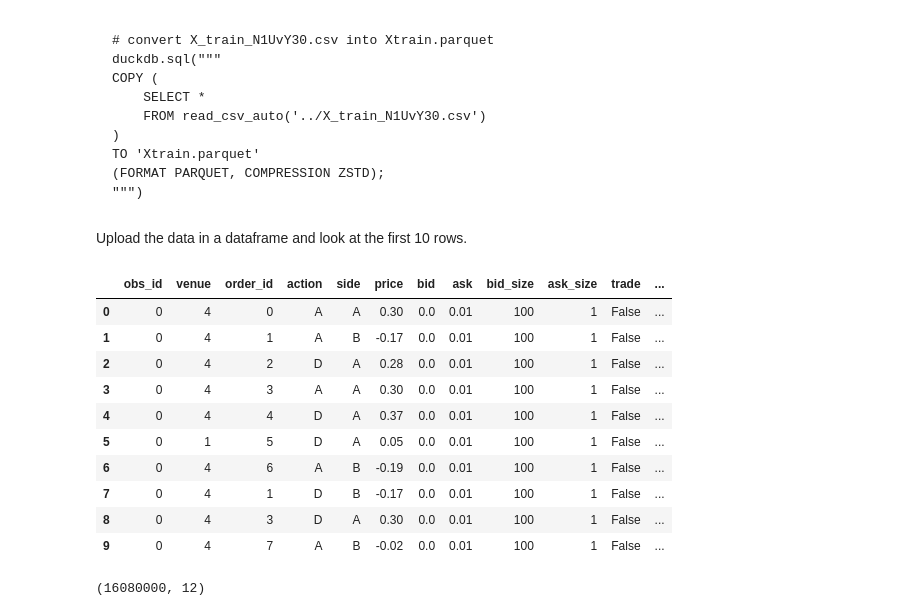
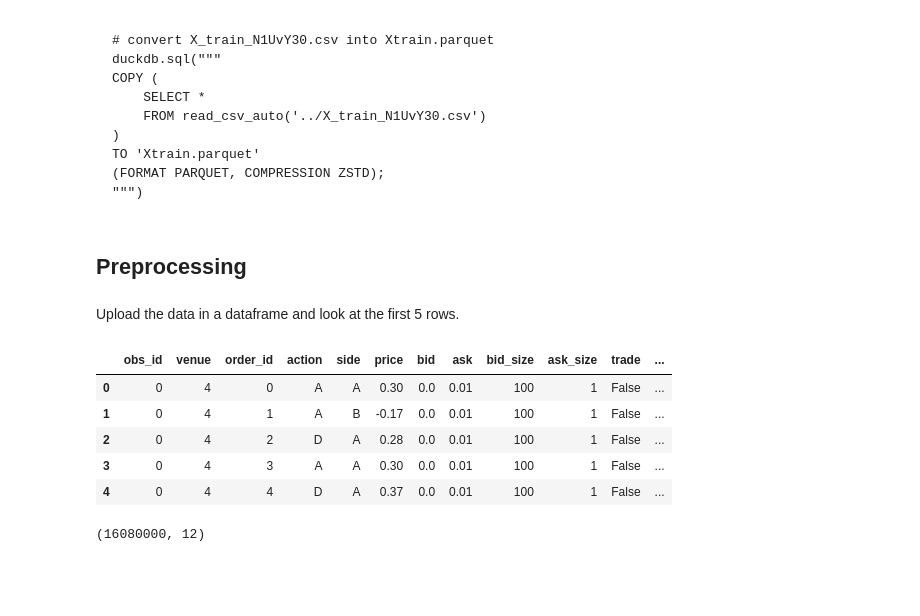
Before and after one commit to lricci03/CFM2024, a Jupyter notebook: CFM2024-new/cfm2024.ipynb, the cells around one changed output. Cells and saved outputs as stored; diff of their text form; code cells hidden in the pictures; blank space fills up the shorter version.

````diff
--- a/CFM2024-new/cfm2024.ipynb
+++ b/CFM2024-new/cfm2024.ipynb
@@ -45,24 +51,23 @@ TO 'Xtrain.parquet'
 (FORMAT PARQUET, COMPRESSION ZSTD);
 """)
 ```
+# %% [markdown]
+## Preprocessing
 # %% [markdown]
-Upload the data in a dataframe and look at the first 10 rows.
+Upload the data in a dataframe and look at the first 5 rows.
 # %%
+from pathlib import Path
+
 path = Path("/content/drive/MyDrive/Challengedata/Xtrain.parquet")
 
-df = pd.read_parquet(path)
+df_features = pd.read_parquet(path)
 
-df[:10]
+df_features.head()
 # %% [output]
 |  | obs_id | venue | order_id | action | side | price | bid | ask | bid_size | ask_size | trade | ... |
 | 0 | 0 | 4 | 0 | A | A | 0.30 | 0.0 | 0.01 | 100 | 1 | False | ... |
 | 1 | 0 | 4 | 1 | A | B | -0.17 | 0.0 | 0.01 | 100 | 1 | False | ... |
 | 2 | 0 | 4 | 2 | D | A | 0.28 | 0.0 | 0.01 | 100 | 1 | False | ... |
 | 3 | 0 | 4 | 3 | A | A | 0.30 | 0.0 | 0.01 | 100 | 1 | False | ... |
 | 4 | 0 | 4 | 4 | D | A | 0.37 | 0.0 | 0.01 | 100 | 1 | False | ... |
-| 5 | 0 | 1 | 5 | D | A | 0.05 | 0.0 | 0.01 | 100 | 1 | False | ... |
-| 6 | 0 | 4 | 6 | A | B | -0.19 | 0.0 | 0.01 | 100 | 1 | False | ... |
-| 7 | 0 | 4 | 1 | D | B | -0.17 | 0.0 | 0.01 | 100 | 1 | False | ... |
-| 8 | 0 | 4 | 3 | D | A | 0.30 | 0.0 | 0.01 | 100 | 1 | False | ... |
-| 9 | 0 | 4 | 7 | A | B | -0.02 | 0.0 | 0.01 | 100 | 1 | False | ... |
 # %%
````
Also changed, not shown: parts of 109 cells of this notebook, 8 other files.
